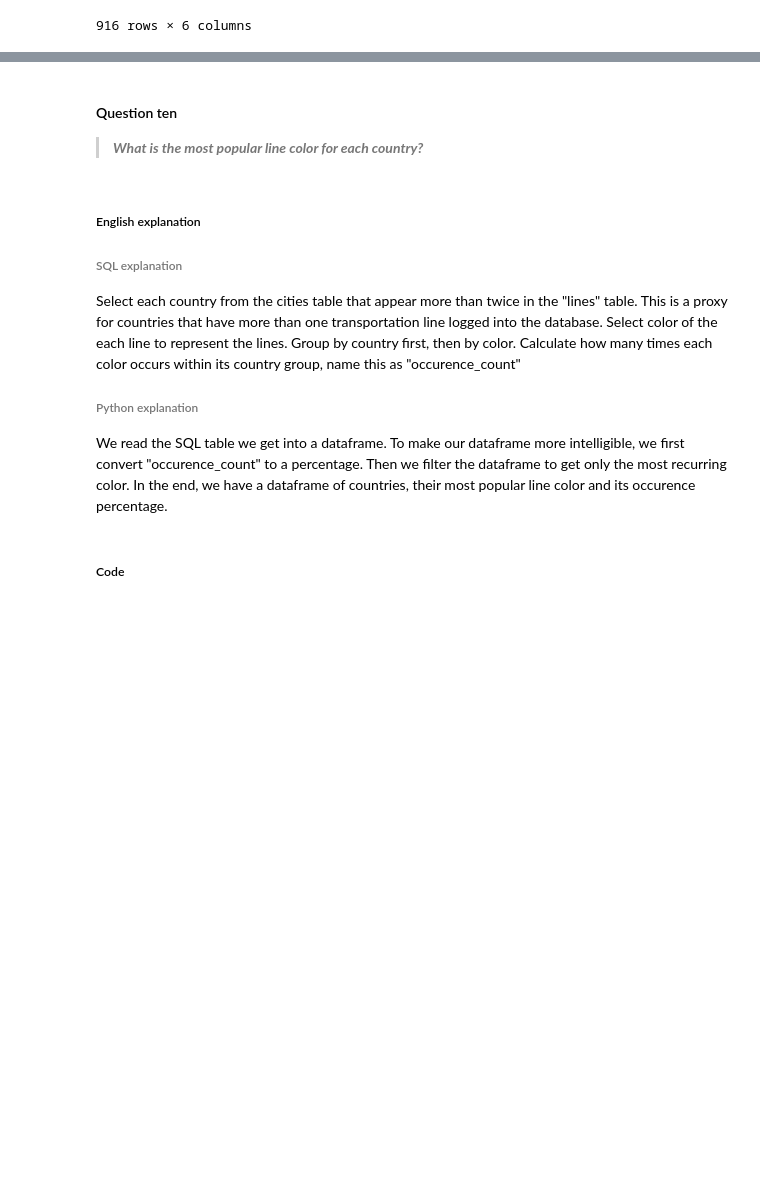
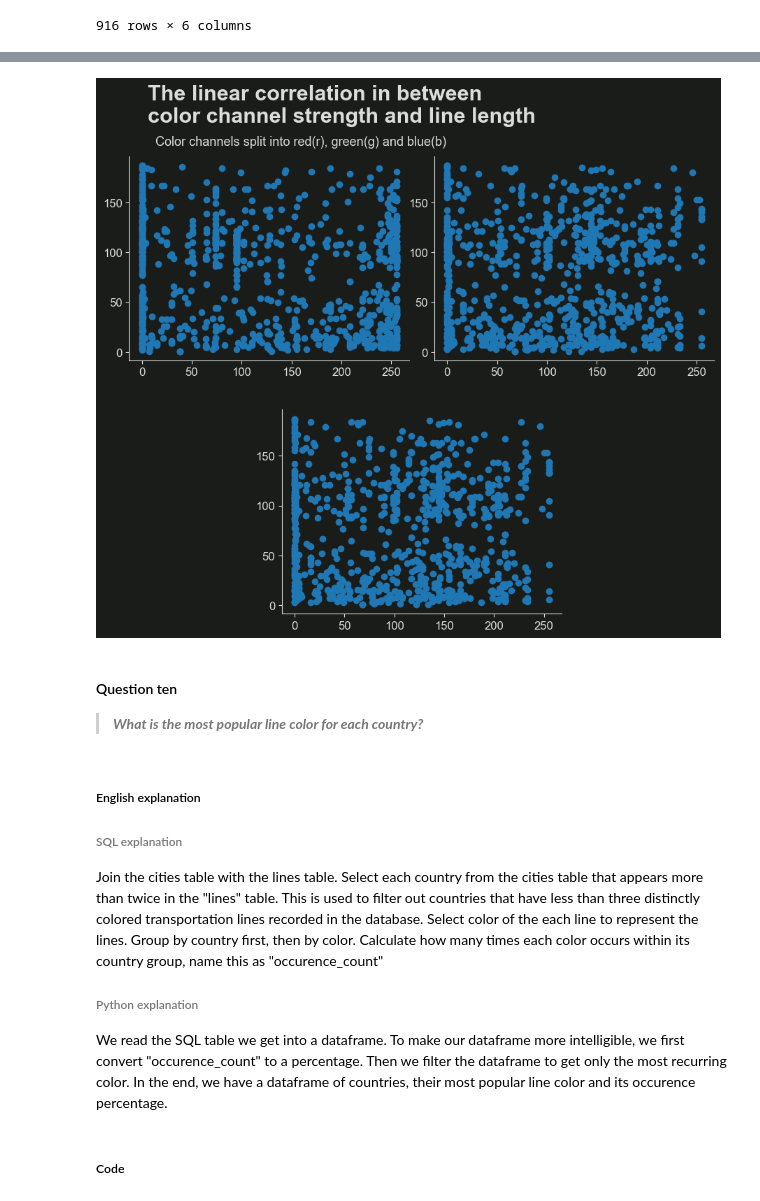
Before and after one commit to ejgenc/data-analysis_city-lines, a Jupyter notebook: notebooks/data-analysis.ipynb, the cells around one changed output, grey strips where cells are left out. Drawn from its saved outputs; the diff is of its cells as text; code cells hidden in the pictures; blank space fills up the shorter version.

Commit message:
Working on visualizing the results of the ninth question.

```diff
--- a/notebooks/data-analysis.ipynb
+++ b/notebooks/data-analysis.ipynb
@@ -315,3 +317,52 @@ result
+# %%
+# --- data prep ---
+data = result
+datasets = [data.loc[:, [colname, "age"]].rename({colname: "colvalue"}, axis=1) for colname in ["r_value", "g_value", "b_value"]]
+
+# get the data into a format that is more suitable for iterative plotting
+titles = ["R channel value", "G channel value", "B channel value"]
+colors = []
+correlations = []
+
+# --- viz setup ---
+# create figure
+fig = plt.figure(figsize = (10.80, 10.80),
+                 dpi = 100)
+spec = fig.add_gridspec(ncols=4, nrows=2, hspace=-0.2)
+ax_positions = [spec[0, :2], spec[0, 2:], spec[1, 1:3]]
+for ax_position in ax_positions:
+    ax = fig.add_subplot(ax_position, aspect=1)
+
+
+# configure params
+# titles
+plt.figtext(s="The linear correlation in between\ncolor channel strength and line length",
+          x=0.15,
+          y=0.85,
+          va="baseline",
+          ha="left",
+          fontsize=22,
+          fontweight="bold")
+
+plt.figtext(s="Color channels split into red(R), green(G) and blue(B)",
+             x=0.16,
+             y=0.82,
+             va="baseline",
+             ha="left",
+             fontsize=13,
+             fontweight="normal")
+
+for ax, dataset in zip(fig.axes, datasets):
+# spines and axes
+    for spine in ["right", "top"]:
+        ax.spines[spine].set_visible(False)
+
+# ticks and labels
+
+# --- plotting ---
+    ax.scatter(dataset["colvalue"], dataset["age"])
+# %% [output]
+[figure, added]
 # %% [markdown]
 #### Question ten
 
@@ -320,7 +371,7 @@ result
 ##### English explanation
 
 ###### SQL explanation
-Select each country from the cities table that appear more than twice in the "lines" table. This is a proxy for countries that have more than one transportation line logged into the database. Select color of the each line to represent the lines. Group by country first, then by color. Calculate how many times each color occurs within its country group, name this as "occurence_count"
+Join the cities table with the lines table. Select each country from the cities table that appears more than twice in the "lines" table. This is used to filter out countries that have less than three distinctly colored transportation lines recorded in the database. Select color of the each line to represent the lines. Group by country first, then by color. Calculate how many times each color occurs within its country group, name this as "occurence_count"
 
 ###### Python explanation
 We read the SQL table we get into a dataframe. To make our dataframe more intelligible, we first convert "occurence_count" to a percentage. Then we filter the dataframe to get only the most recurring color.
```
Also changed, not shown: parts of 4 cells of this notebook.
